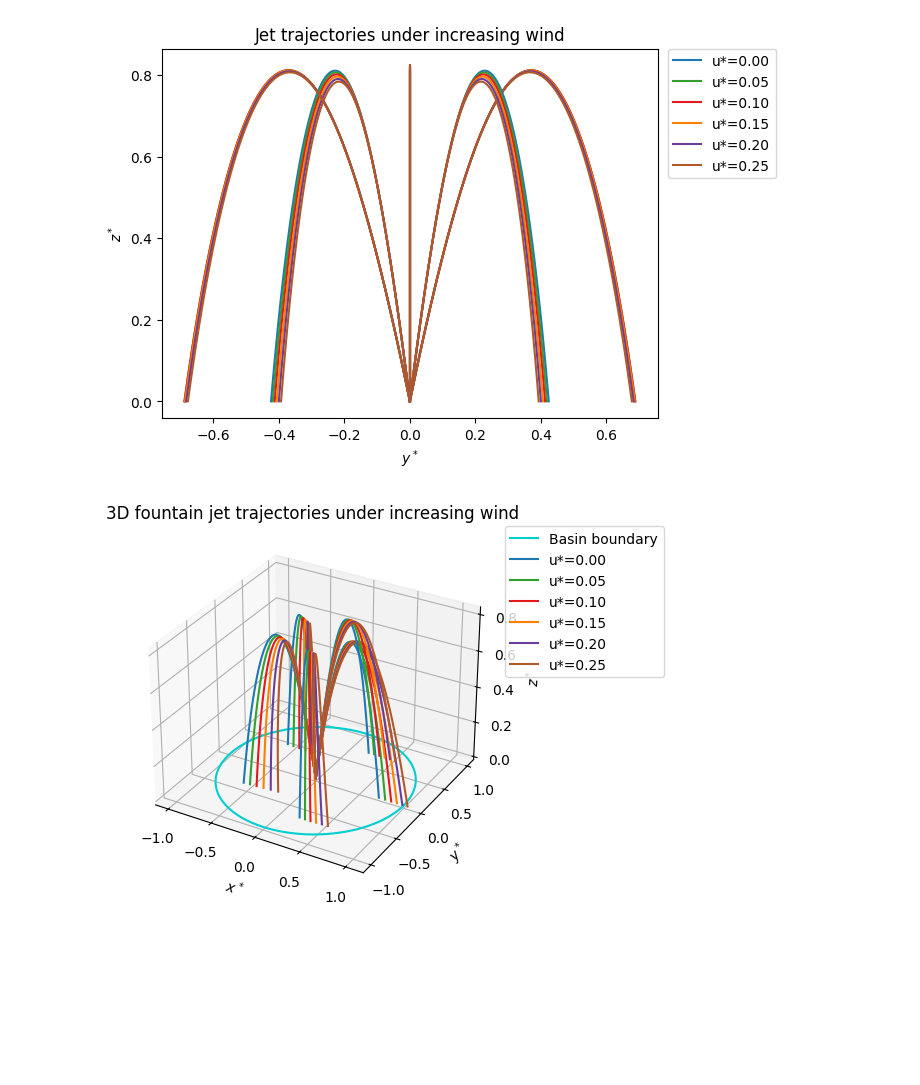
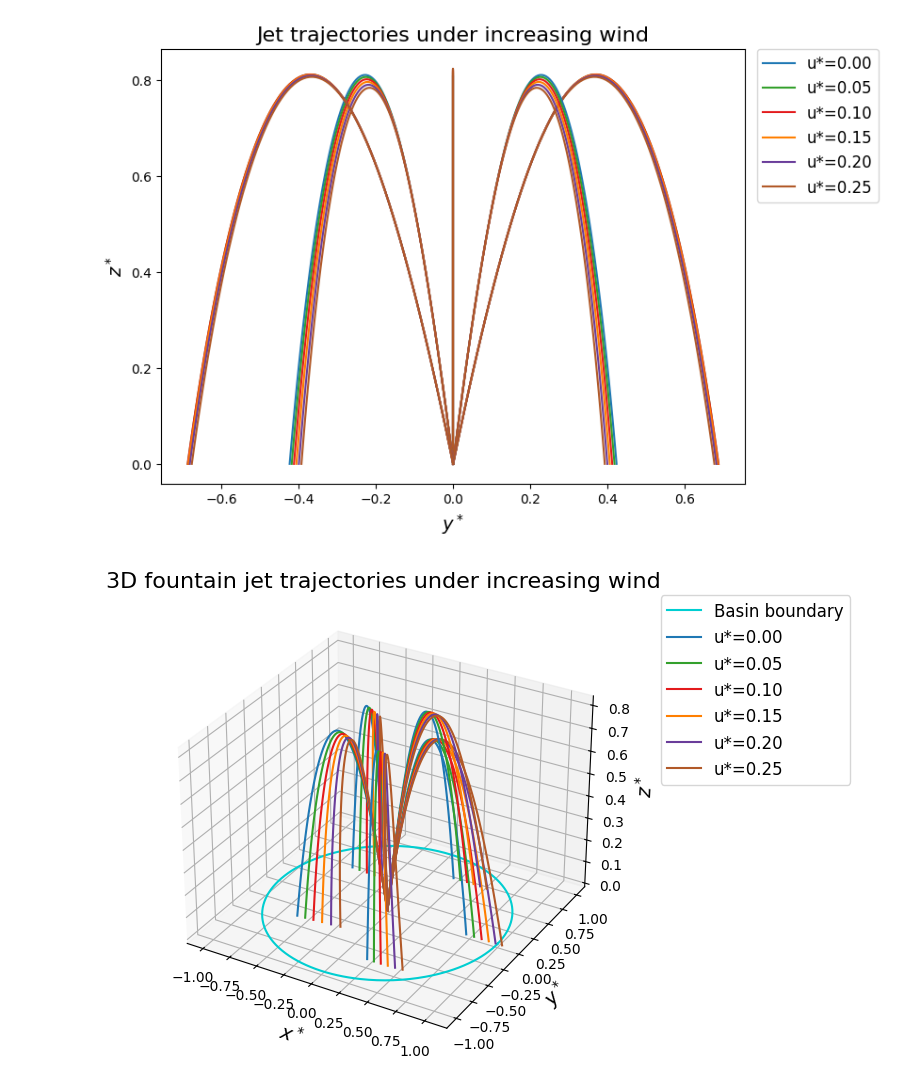
Before and after one commit to pavitra1905/FountainTrajectory, a Jupyter notebook: FountainTrajectoryPlots.ipynb, the cells around one changed output. Cells and saved outputs as stored; diff of their text form; code cells hidden in the pictures; blank space fills up the shorter version.

Commit message:
Increased font size and figure size for each plot

```diff
--- a/FountainTrajectoryPlots.ipynb
+++ b/FountainTrajectoryPlots.ipynb
@@ -141,6 +141,6 @@ plt.show()
 # %%
 # Jet trajectories under increasing wind, viewed along y-z plane
-plt.figure()
+plt.figure(figsize=(8,6))
 for i, p in enumerate(phi):
     for j, w in enumerate(winds):
         sol, _ = simulate(theta, p, Gamma, Lambda, w)
@@ -151,52 +151,52 @@ for i, p in enumerate(phi):
             else:
                 plt.plot(sol.y[1], sol.y[2], color=cmap(2*j + 1))
 
-plt.xlabel(r"$y^*$")
-plt.ylabel(r"$z^*$")
-plt.title("Jet trajectories under increasing wind")
+plt.xlabel(r"$y^*$", fontsize=14)
+plt.ylabel(r"$z^*$", fontsize=14)
+plt.title("Jet trajectories under increasing wind", fontsize=16)
 plt.legend(loc="upper left",
     bbox_to_anchor=(1.02, 1.0),
-    borderaxespad=0.0)
+    borderaxespad=0.0, fontsize=12)
 plt.show()
 # %% [output]
-[figure, old version]
+[figure, new version]
 # %%
 # Jet trajectories under increasing wind, viewed in 3D space
-fig = plt.figure()
+fig = plt.figure(figsize=(8,6))
 ax = fig.add_subplot(111, projection="3d")
 ax.plot(np.cos(theta_circ), np.sin(theta_circ), label="Basin boundary", color='darkturquoise')
 
 for i, p in enumerate(phi):
     for j, w in enumerate(winds):
         sol, _ = simulate(theta, p, Gamma, Lambda, w)
         if sol is not None:
             if i == 0:
                 ax.plot(
                     sol.y[0],  # x*
                     sol.y[1],  # y*
                     sol.y[2],  # z*
                     color=cmap(2*j + 1),
                     label=f"u*={w['u_star'][0]:.2f}"
                 )
             else:
                 ax.plot(
                     sol.y[0],  # x*
                     sol.y[1],  # y*
                     sol.y[2],  # z*
                     color=cmap(2*j + 1),
                 )
 
-ax.set_xlabel(r"$x^*$")
-ax.set_ylabel(r"$y^*$")
-ax.set_zlabel(r"$z^*$")
-ax.set_title("3D fountain jet trajectories under increasing wind")
+ax.set_xlabel(r"$x^*$", fontsize=14)
+ax.set_ylabel(r"$y^*$", fontsize=14)
+ax.set_zlabel(r"$z^*$", fontsize=14)
+ax.set_title("3D fountain jet trajectories under increasing wind", fontsize=16)
 ax.legend(loc="upper left",
-    bbox_to_anchor=(1.02, 1.0),
-    borderaxespad=0.0)
+    bbox_to_anchor=(1.1, 1.0),
+    borderaxespad=0.0, fontsize=12)
 
 plt.show()
 # %% [output]
-[figure, old version]
+[figure, new version]
 # %%
 # Jet trajectory landing positions under increasing wind for each spoke
 theta_circ = np.linspace(0, 2*np.pi, 400)
```
Also changed, not shown: parts of 11 cells of this notebook.
